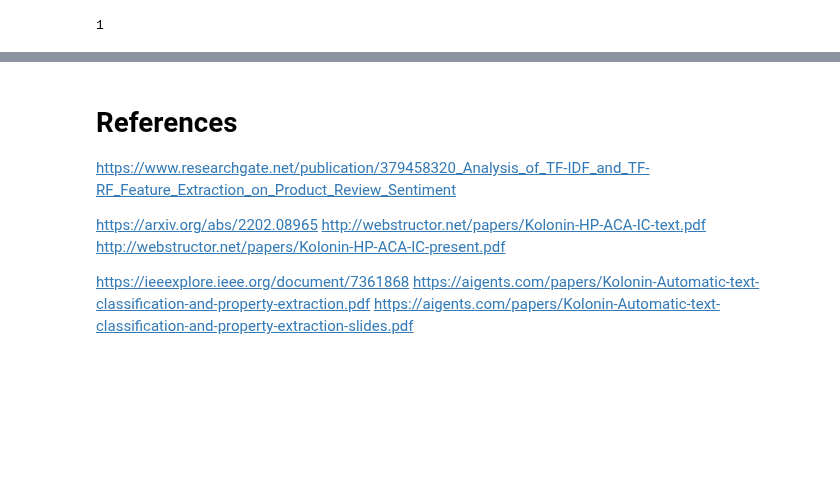
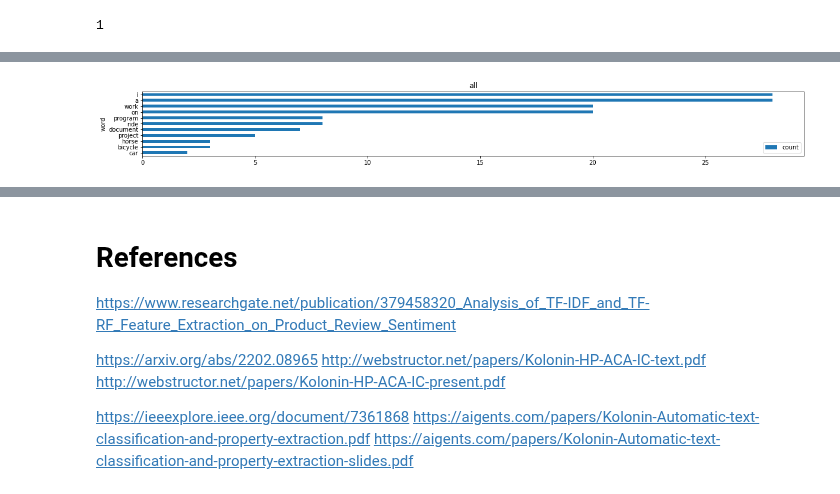
Before and after one commit to aigents/pygents, a Jupyter notebook: notebooks/nlp/sentiment/pattern_learn_test.ipynb, the cells around one changed output, grey strips where cells are left out. Cells and saved outputs as stored; diff of their text form; code cells hidden in the pictures; blank space fills up the shorter version.

```diff
--- a/notebooks/nlp/sentiment/pattern_learn_test.ipynb
+++ b/notebooks/nlp/sentiment/pattern_learn_test.ipynb
@@ -139,0 +145,18 @@ x[('a')]
+# %%
+dated_test = [
+    (1,["I work on a document","I work on a program"]),
+    (2,["I work on a program","I work on a project"]),
+    (3,["I work on a project","I work on a program"]),
+    (4,["I work on a project","I work on a program"]),
+    (5,["I work on a program","I work on a document"]),
+    (6,["I ride a horse","I ride a horse"]),
+    (7,["I ride a bicycle","I ride a bicycle"]),
+    (8,["I work on a program","I work on a document"]),
+    (9,["I work on a document","I work on a document"]),
+    (10,["I work on a document","I work on a project"]),
+    (11,["I work on a program","I work on a program"]),
+    (12,["I work on a project","I work on a document"]),
+    (13,["I ride a car","I ride a bicycle"]),
+    (14,["I ride a horse","I ride a car"]),
+]
+dated_test
@@ -139,0 +178,14 @@ x[('a')]
+# %%
+all_dic = {}
+
+def count_all(test):
+    for t in test:
+        for text in t[1]:
+            toks = tokenize_re(text)
+            for tok in toks:
+                dictcount(all_dic,tok)
+
+count_all(dated_test)
+plot_dict(all_dic,"word","count","all")
+# %% [output]
+[figure, added]
```
Also changed, not shown: parts of 12 cells of this notebook.
